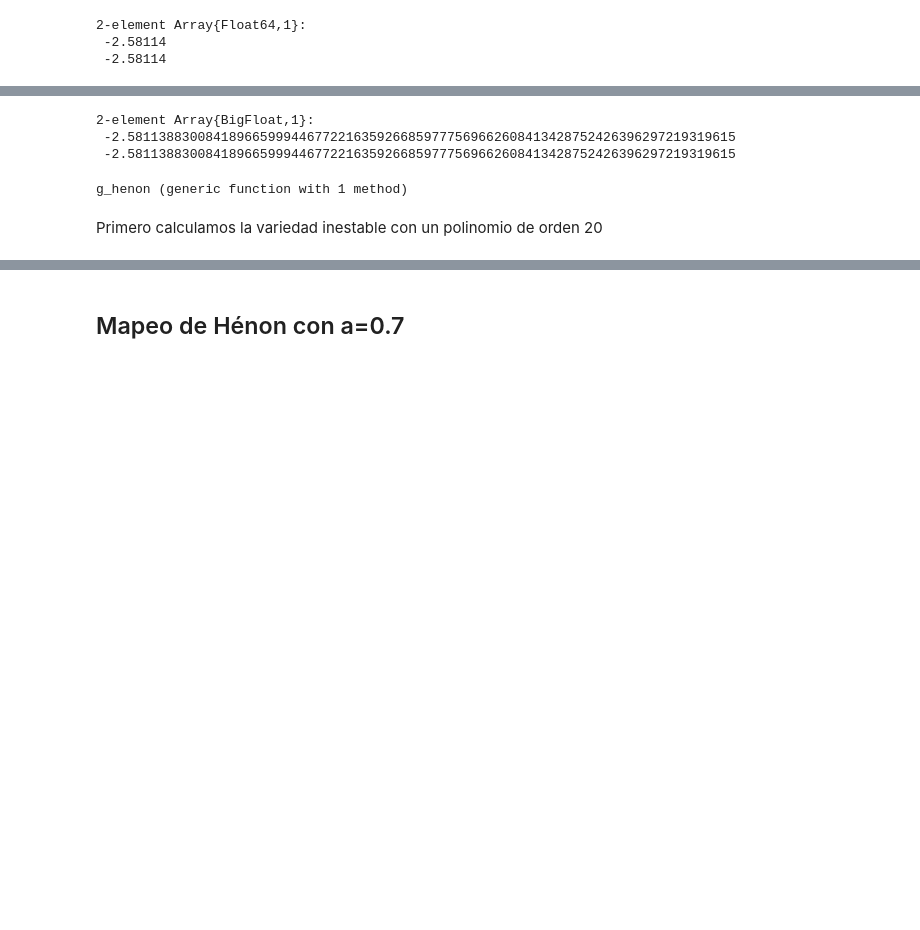
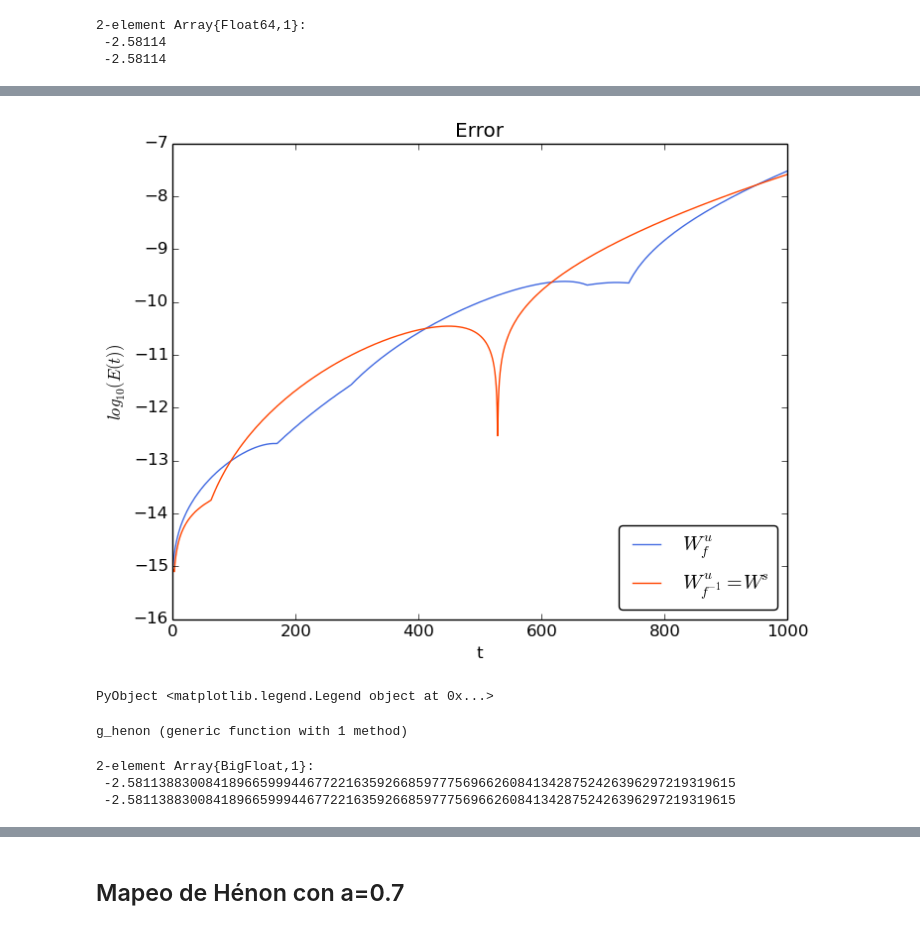
Before and after one commit to alvarezeve/Tesis-Variedades-Estables-e-inestables, a Jupyter notebook: Hénon tesis.ipynb, the cells around one changed output, grey strips where cells are left out. Saved outputs shown, nothing was run; the diff lists cells and outputs as text; code cells hidden in the pictures; blank space fills up the shorter version.

```diff
--- a/Hénon tesis.ipynb
+++ b/Hénon tesis.ipynb
@@ -49,3 +106,26 @@ punto1 = parametro(a)
+# %%
+tiem = [0.,1000.]
+ErrorI_O20 = CalculoError(f_henon, W_u,f_u,tiem,0.025 );
+ErrorE_O20 = CalculoError(f_henonI, W_s,f_us,tiem,0.025 );
+# %%
+plot(ErrorI_O20[1],log10.(ErrorI_O20[2]),marker= "None", label=L"W_{f}^{u}",color="royalblue")
+plot(ErrorE_O20[1],log10.(ErrorE_O20[2]),marker= "None", label=L"W_{f^{-1}}^{u}=W^{s}",color="orangered")
+
+xlabel("t")
+ylabel(L"$log_{10}(E(t))$")
+title("Error")
+#grid("on")
+legend(loc="lower right",fancybox="true" )
+# %% [output]
+[figure, added]
+PyObject <matplotlib.legend.Legend object at 0x...>
+# %%
+
+
+k=parse(BigFloat,"0.3")
+g_henon(x,y)=Henon(x,y,a,k)
+# %% [output]
+g_henon (generic function with 1 method)
 # %%
 a= parse(BigFloat,"1.5")
 b=parse(BigFloat,"1.")
@@ -55,12 +135,3 @@ punto2 = parametro(a)
 2-element Array{BigFloat,1}:
  -2.581138830084189665999446772216359266859777569662608413428752426396297219319615
  -2.581138830084189665999446772216359266859777569662608413428752426396297219319615
-# %%
-
-
-k=parse(BigFloat,"0.3")
-g_henon(x,y)=Henon(x,y,a,k)
-# %% [output]
-g_henon (generic function with 1 method)
-# %% [markdown]
-Primero calculamos la variedad inestable con un polinomio de orden 20
```
Also changed, not shown: parts of 15 cells of this notebook, 41 other files.
